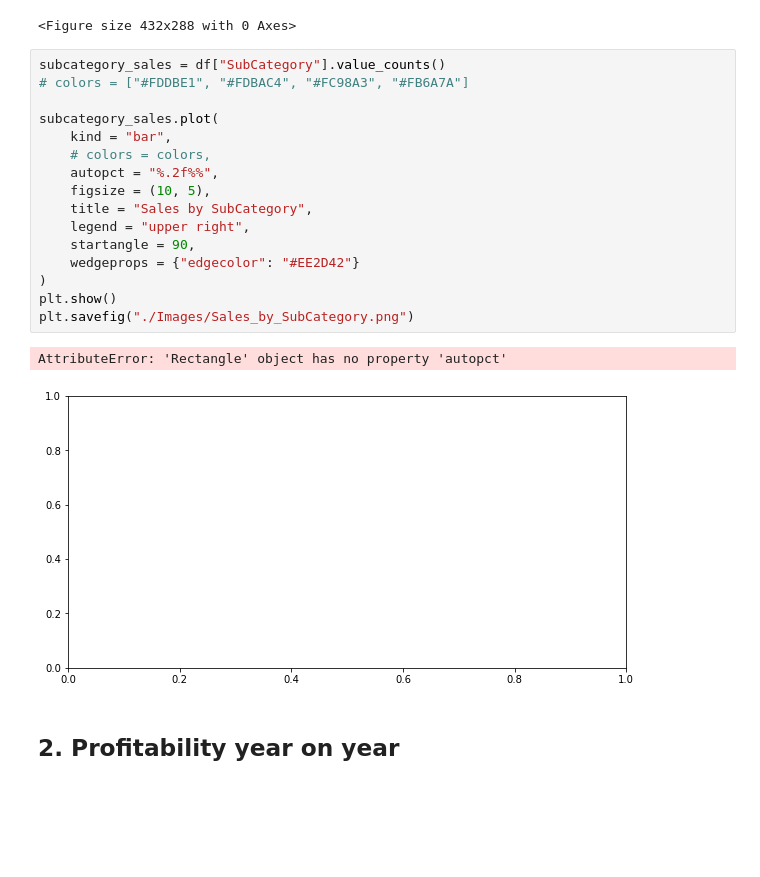
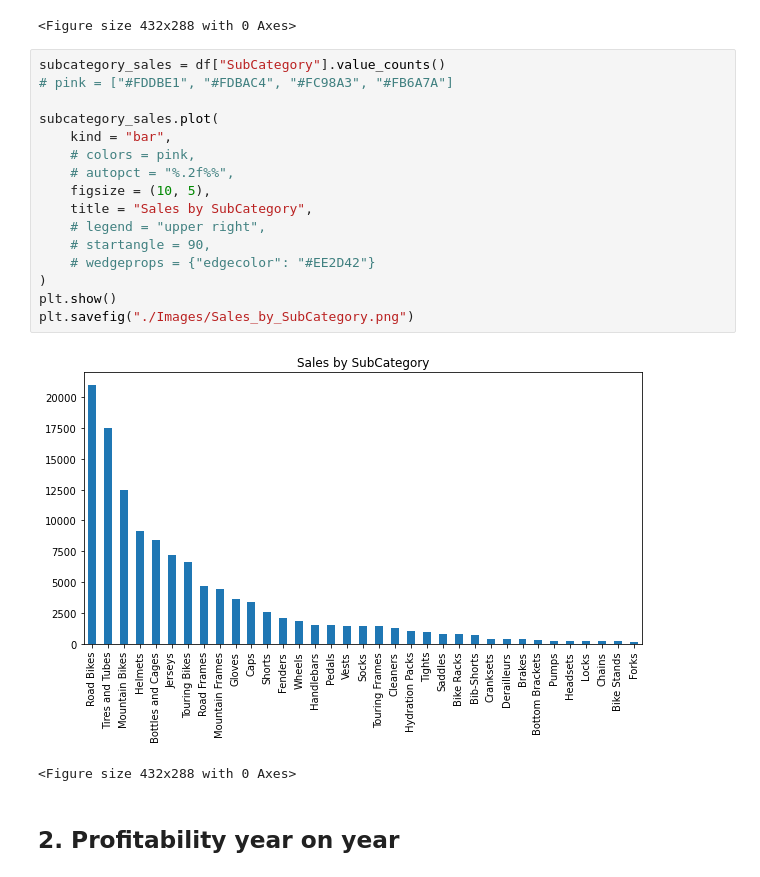
Before and after one commit to gw-sc/Sales-Analysis, a Jupyter notebook: Project.ipynb, the cells around one changed output. Drawn from its saved outputs; the diff is of its cells as text; blank space fills up the shorter version.

```diff
--- a/Project.ipynb
+++ b/Project.ipynb
@@ -115,23 +115,23 @@ plt.savefig("./Images/Sales_by_Category.png")
 <Figure size 432x288 with 0 Axes>
 # %%
 subcategory_sales = df["SubCategory"].value_counts()
-# colors = ["#FDDBE1", "#FDBAC4", "#FC98A3", "#FB6A7A"]
+# pink = ["#FDDBE1", "#FDBAC4", "#FC98A3", "#FB6A7A"]
 
 subcategory_sales.plot(
     kind = "bar",
-    # colors = colors,
-    autopct = "%.2f%%",
+    # colors = pink,
+    # autopct = "%.2f%%",
     figsize = (10, 5),
     title = "Sales by SubCategory",
-    legend = "upper right",
-    startangle = 90,
-    wedgeprops = {"edgecolor": "#EE2D42"}
+    # legend = "upper right",
+    # startangle = 90,
+    # wedgeprops = {"edgecolor": "#EE2D42"}
 )
 plt.show()
 plt.savefig("./Images/Sales_by_SubCategory.png")
 # %% [output]
+[figure, new version]
-AttributeError: 'Rectangle' object has no property 'autopct'
+<Figure size 432x288 with 0 Axes>
-[figure, old version]
 # %% [markdown]
 ## 2. Profitability year on year
 # %%
```
Also changed, not shown: parts of 1 cell of this notebook, 7 other files.
